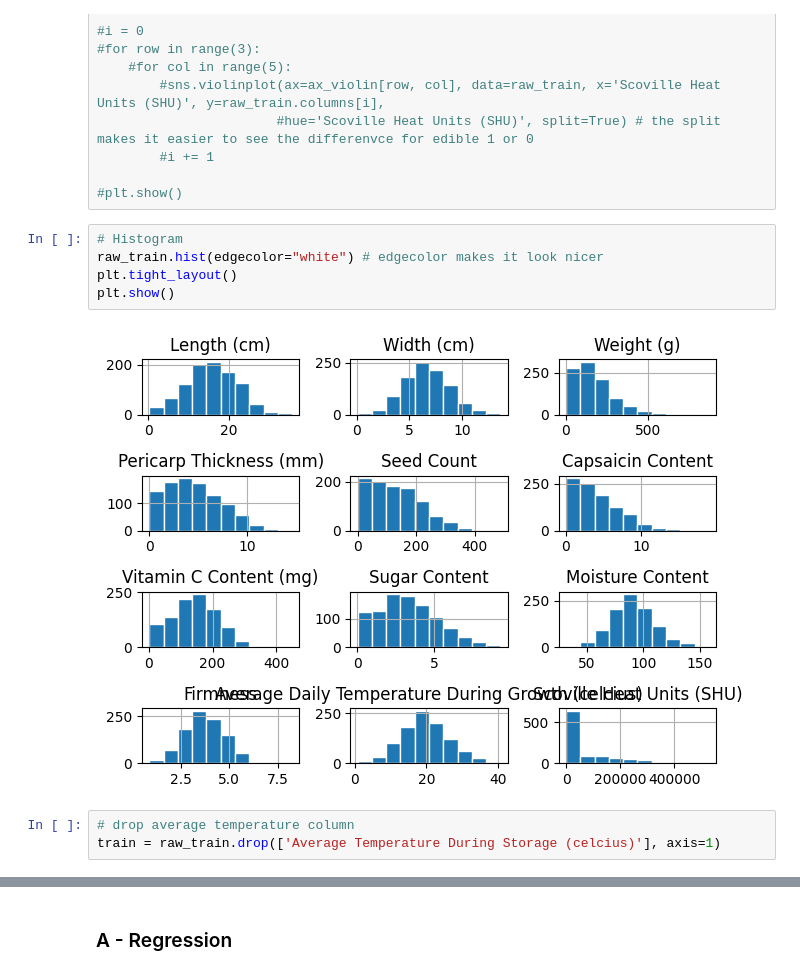
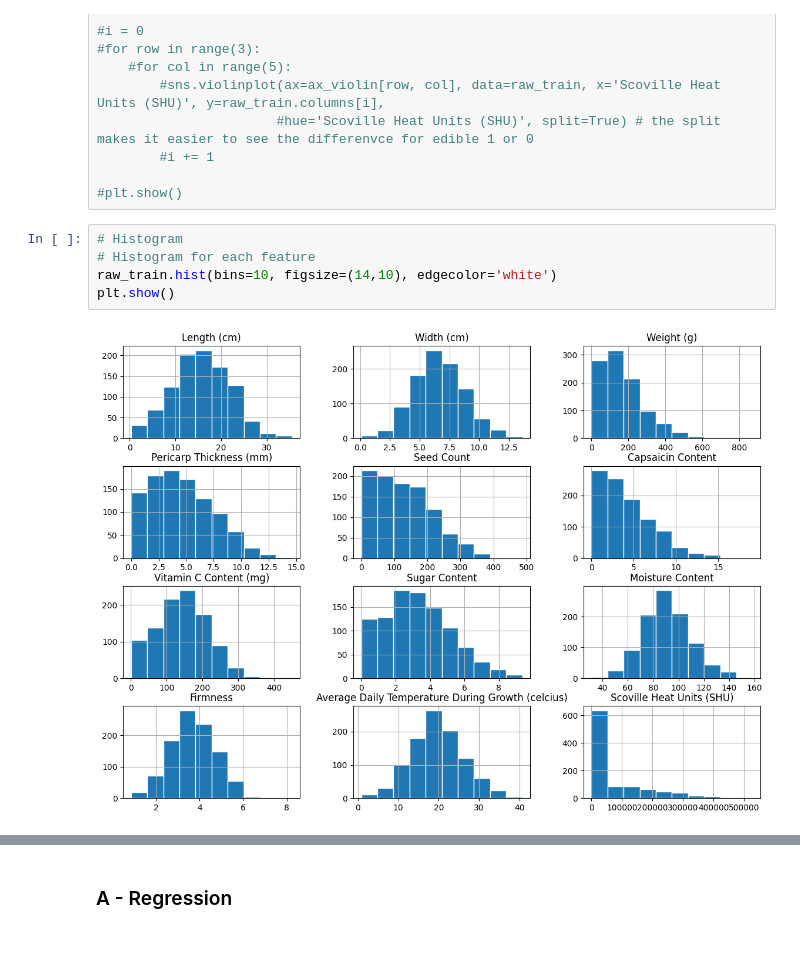
Before and after one commit to Anniken01/DAT200_AppliedMachineLearning, a Jupyter notebook: Assigments/Assignment5/CA5.ipynb, the cells around one changed output, grey strips where cells are left out. Drawn from its saved outputs; the diff is of its cells as text; blank space fills up the shorter version.

```diff
--- a/Assigments/Assignment5/CA5.ipynb
+++ b/Assigments/Assignment5/CA5.ipynb
@@ -76,11 +132,8 @@ dtype: int64
 #plt.show()
 # %%
 # Histogram
-raw_train.hist(edgecolor="white") # edgecolor makes it look nicer
-plt.tight_layout()
+# Histogram for each feature
+raw_train.hist(bins=10, figsize=(14,10), edgecolor='white')
 plt.show()
 # %% [output]
-[figure, old version]
+[figure, new version]
-# %%
-# drop average temperature column
-train = raw_train.drop(['Average Temperature During Storage (celcius)'], axis=1)
```
Also changed, not shown: parts of 27 cells of this notebook, 13 other files.
